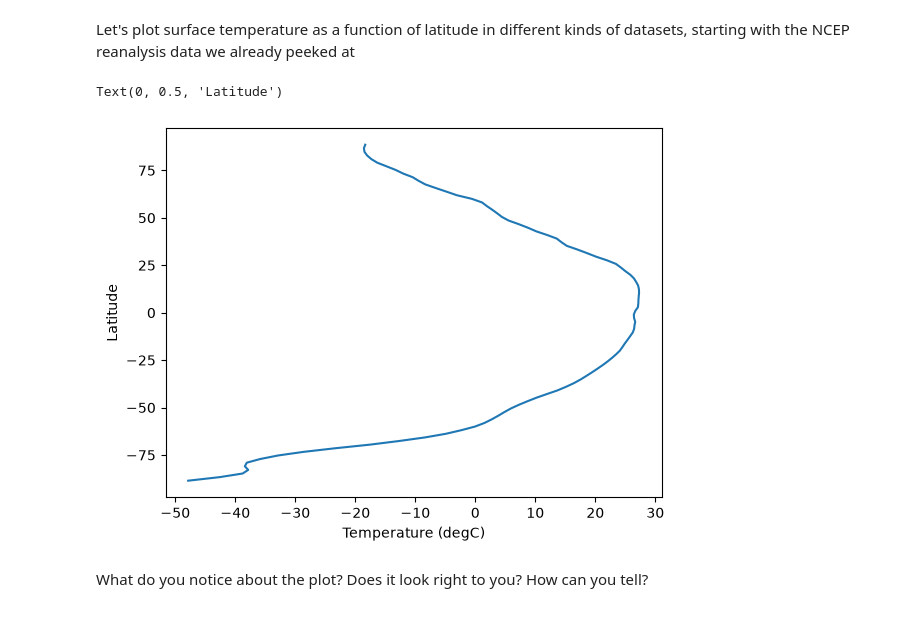
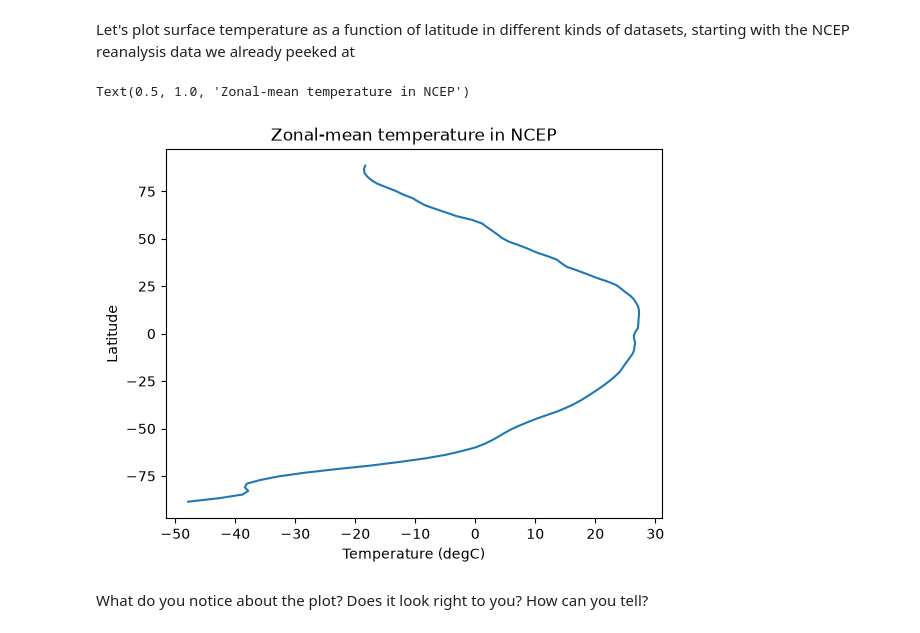
Before and after one commit to margaretduffy/climlab_6030, a Jupyter notebook: courseware_6030/unit_0/climate-data-primer.ipynb, the cells around one changed output. Drawn from its saved outputs; the diff is of its cells as text; code cells hidden in the pictures.

```diff
--- a/courseware_6030/unit_0/climate-data-primer.ipynb
+++ b/courseware_6030/unit_0/climate-data-primer.ipynb
@@ -89,10 +89,11 @@ import matplotlib.pyplot as plt
 # %%
 plt.plot(ncep_Ts['skt'].mean('lon').mean('time'), ncep_Ts['lat'])
 plt.xlabel('Temperature (' + ncep_Ts['skt'].units + ')')
 plt.ylabel('Latitude')
+plt.title('Zonal-mean temperature in NCEP')
 # %% [output]
-Text(0, 0.5, 'Latitude')
+Text(0.5, 1.0, 'Zonal-mean temperature in NCEP')
-[figure, old version]
+[figure, new version]
 # %% [markdown]
 What do you notice about the plot? Does it look right to you? How can you tell?
 # %% [markdown]
```
Also changed, not shown: parts of 7 cells of this notebook, 2 other files.
